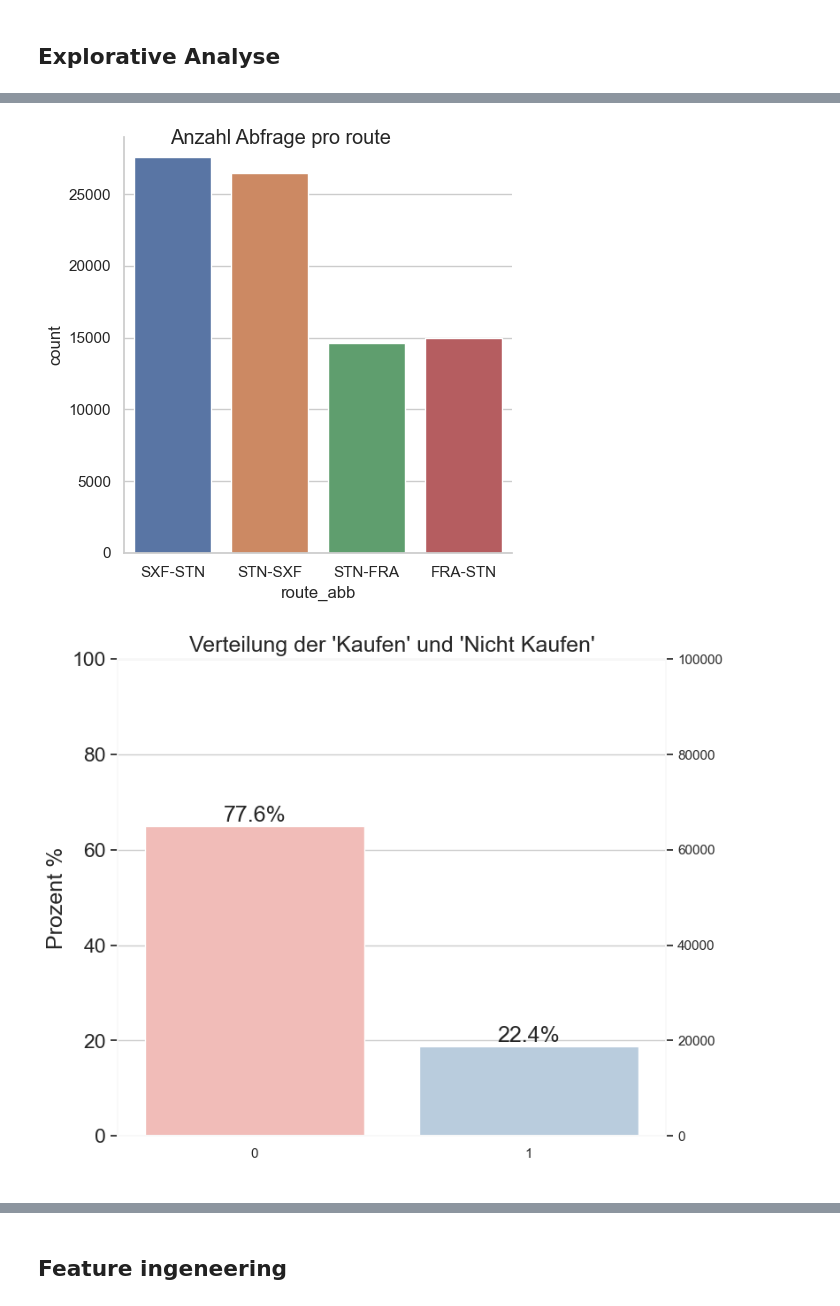
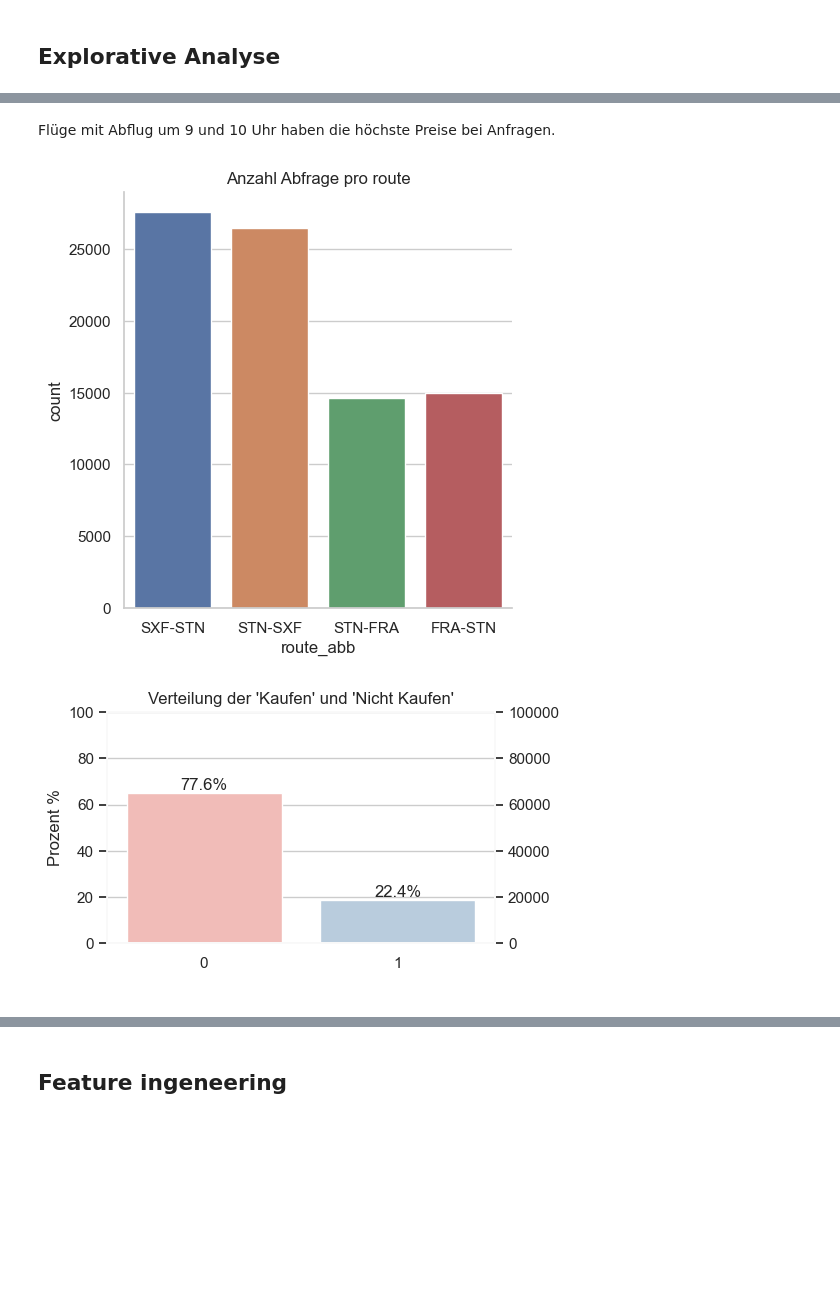
Before and after one commit to hahaha996/Data_Mining_Projekt, a Jupyter notebook: Projekt_DM.ipynb, the cells around one changed output, grey strips where cells are left out. Cells and saved outputs as stored; diff of their text form; code cells hidden in the pictures; blank space fills up the shorter version.

```diff
--- a/Projekt_DM.ipynb
+++ b/Projekt_DM.ipynb
@@ -188,0 +186,10 @@ print("'min_future_price'",round(4300/flug_df.shape[0]*100,2),"Prozent")
+# %%
+# Datenverteilung "Price_In_Eur" ohne Ausreißer
+f,ax=plt.subplots(1,2,figsize=(18,8))
+sns.histplot(data=flug_df_ohne_Outliers_Price,x='Price_In_Eur',kde='True',ax=ax[0])
+ax[0].set_title('Price ohne Ausreißer')
+
+# Datenverteilung "Price_In_Eur" mit Ausreißer
+sns.histplot(data=flug_df,x='Price_In_Eur',kde='True',ax=ax[1])
+ax[1].set_title('Price mit Ausreißer')
+plt.show()
@@ -213,7 +223,7 @@ def local_time(row):
 
 # Konvertierung Trainingsdaten
 flug_df['Request_Date'] = flug_df.apply( local_time, axis=1)
-flug_df['buy']= flug_df['buy'].astype('category')
+#flug_df['buy']= flug_df['buy'].astype('category')
 flug_df['Flight_Date']= pd.to_datetime(flug_df['Flight_Date'])
 
 # Konvertierung Trainingsdaten
@@ -272,10 +288,12 @@ plt.show()
+# %% [markdown]
+ Flüge mit Abflug um 9 und 10 Uhr haben die höchste Preise bei Anfragen.
 # %%
-#Wie viele Abfragen haben wir pro Route in Trainingsdaten?
-cp = sns.catplot(x='route_abb', data=flug_df,kind='count')
-cp.fig.suptitle('Anzahl Abfrage pro route')
+#welche Strecken werden am meisten abgefragt?
+sns.catplot(x='route_abb', data=flug_df,kind='count')
+plt.title('Anzahl Abfrage pro route')
 plt.show()
 # %% [output]
-[figure, old version]
+[figure, new version]
 # %%
 def default():
     ncount = len(flug_df)
@@ -284,34 +302,34 @@ def default():
 
     ax2.yaxis.tick_left()
     ax.yaxis.tick_right()
 
     ax.yaxis.set_label_position('right')
     ax2.yaxis.set_label_position('left')
 
     ax2.set_ylabel('Prozent %')
     plt.title("Verteilung der 'Kaufen' und 'Nicht Kaufen'")
 
     for i in ax.patches:
         x=i.get_bbox().get_points()[:,0]
         y=i.get_bbox().get_points()[1,1]
         ax.annotate('{:.1f}%'.format(100.*y/ncount), (x.mean(), y),
                 ha='center', va='bottom')
 
     ax2.set_ylim(0,100)
     ax2.grid(None)
 
 ax = sns.countplot(x=flug_df.buy, palette="Pastel1")
-sns.set(font_scale=1.5)
+sns.set(font_scale=1.)
 ax.set_ylim(top=100000)
 ax.set_xlabel(' ')
 ax.set_ylabel(' ')
 fig = plt.gcf()
-fig.set_size_inches(8,7)
+fig.set_size_inches(5,3)
 ax.set_ylim(top=100000)
 
 default()
 
 plt.show()
 # %% [output]
-[figure, old version]
+[figure, new version]
 # %% [markdown]
```
Also changed, not shown: parts of 44 cells of this notebook.
